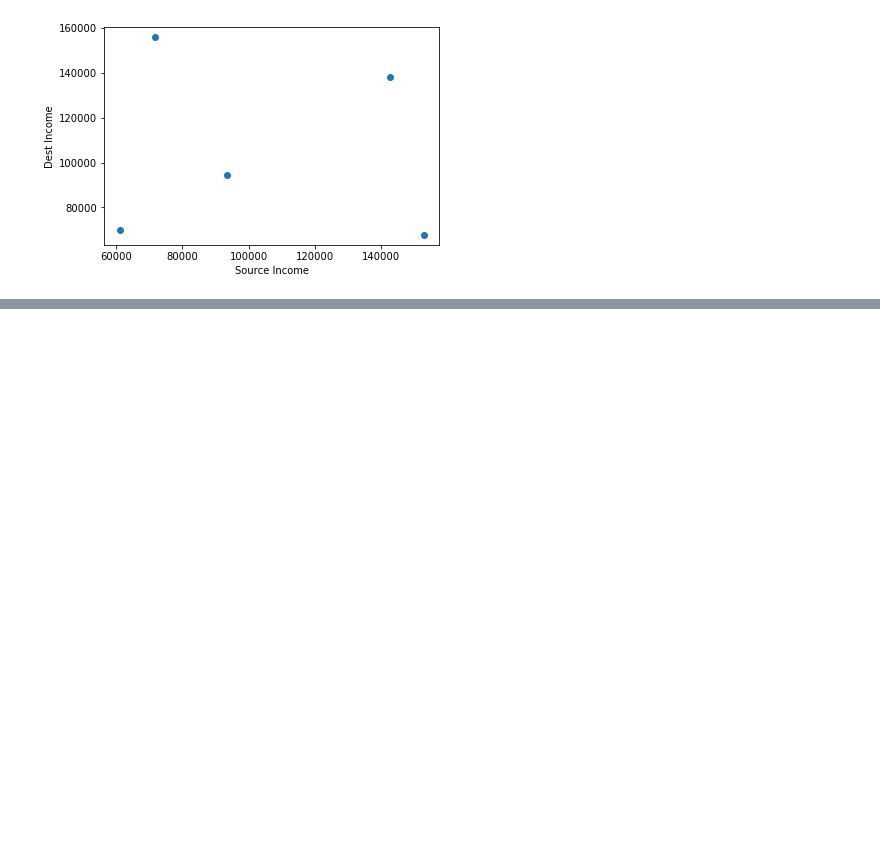
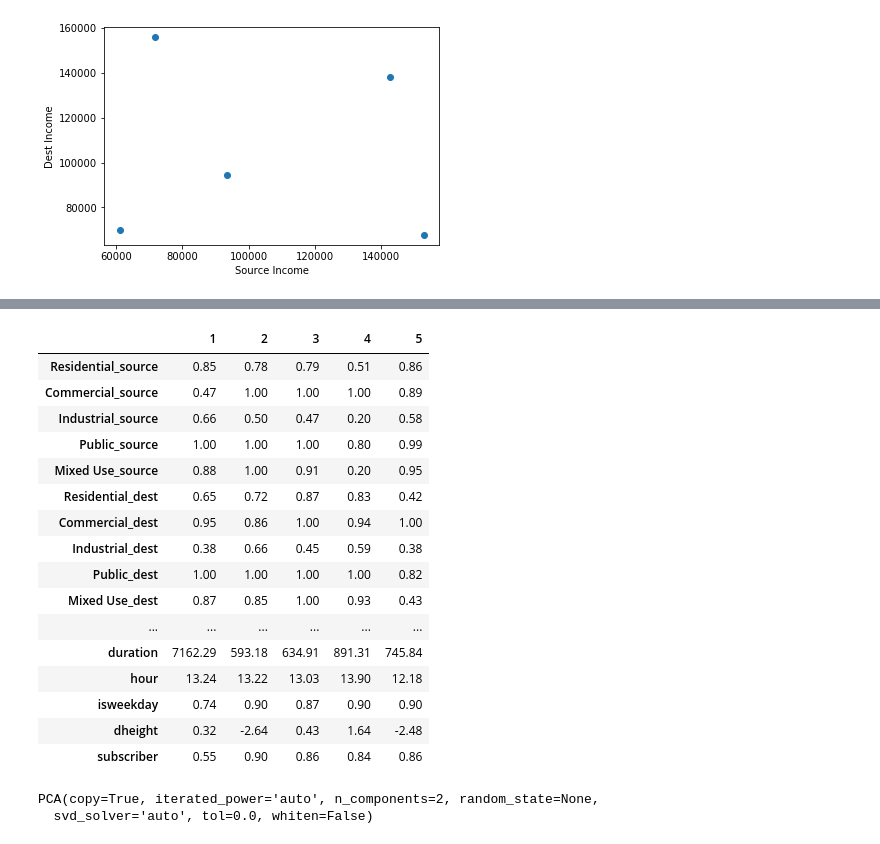
Before and after one commit to devincornell/sfbikeshare, a Jupyter notebook: Data Analysis.ipynb, the cells around one changed output, grey strips where cells are left out. Saved outputs shown, nothing was run; the diff lists cells and outputs as text; code cells hidden in the pictures; blank space fills up the shorter version.

```diff
--- a/Data Analysis.ipynb
+++ b/Data Analysis.ipynb
@@ -434,5 +403,9 @@ Cluster 5 income: [ 61141.13998725  70077.42134301]
 # %%
+from sklearn.mixture import GaussianMixture
+
+n_models = 10
 n_clusters = 5
+max_iter = 10000
 
 # Use source / dest zone features
 gmm_features = [gen + '_source' for gen in gen_types]
@@ -451,4 +424,10 @@ gmm_features = gmm_features + ['duration', 'hour', 'isweekday']
 gmm_features = gmm_features + ['dheight', 'subscriber']
 
 # Perform clustering
-model = mixture.GaussianMixture(n_clusters).fit(features[gmm_features])
+models = []
+scores = []
+for n in range(n_models):
+    print('Fitting model', n + 1)
+    gmm = GaussianMixture(n_clusters, max_iter = max_iter, random_state = SEED + n)
+    models.append(gmm.fit(features[gmm_features]))
+    scores.append(models[n].score(features[gmm_features]))
@@ -454,0 +445,6 @@ model = mixture.GaussianMixture(n_clusters).fit(features[gmm_features])
+# %%
+print(scores)
+
+# Select best model
+best_idx = np.argmax(np.array(scores))
+model = models[best_idx]
@@ -476,15 +461,0 @@ First, we'll try the simplest clustering method: using a Guassian Mixture Model
-# %%
-from sklearn import mixture
-
-n_clusters = 4
-gmm_features = ['hour', 'duration', 'schools_at_dest', 'bart_at_dest', 'tourism_at_dest', 'dheight']
-gmm_features = []
-gmm_features = gmm_features + gen_types
-
-# Create separate model for weekday and weekend traffic
-weekday_features = features[features.isweekday.values][gmm_features]
-weekend_features = features[~features.isweekday.values][gmm_features]
-
-model = dict()
-model['weekday'] = mixture.GaussianMixture(n_clusters).fit(weekday_features)
-model['weekend'] = mixture.GaussianMixture(n_clusters).fit(weekend_features)
@@ -529,0 +524,30 @@ plt.show()
+# %%
+centroid_df = pd.DataFrame(np.round(model.means_.T, 2), index = gmm_features, columns = range(1, 6))
+centroid_df
+# %% [output]
+|  | 1 | 2 | 3 | 4 | 5 |
+| Residential_source | 0.85 | 0.78 | 0.79 | 0.51 | 0.86 |
+| Commercial_source | 0.47 | 1.00 | 1.00 | 1.00 | 0.89 |
+| Industrial_source | 0.66 | 0.50 | 0.47 | 0.20 | 0.58 |
+| Public_source | 1.00 | 1.00 | 1.00 | 0.80 | 0.99 |
+| Mixed Use_source | 0.88 | 1.00 | 0.91 | 0.20 | 0.95 |
+| Residential_dest | 0.65 | 0.72 | 0.87 | 0.83 | 0.42 |
+| Commercial_dest | 0.95 | 0.86 | 1.00 | 0.94 | 1.00 |
+| Industrial_dest | 0.38 | 0.66 | 0.45 | 0.59 | 0.38 |
+| Public_dest | 1.00 | 1.00 | 1.00 | 1.00 | 0.82 |
+| Mixed Use_dest | 0.87 | 0.85 | 1.00 | 0.93 | 0.43 |
+| ... | ... | ... | ... | ... | ... |
+| duration | 7162.29 | 593.18 | 634.91 | 891.31 | 745.84 |
+| hour | 13.24 | 13.22 | 13.03 | 13.90 | 12.18 |
+| isweekday | 0.74 | 0.90 | 0.87 | 0.90 | 0.90 |
+| dheight | 0.32 | -2.64 | 0.43 | 1.64 | -2.48 |
+| subscriber | 0.55 | 0.90 | 0.86 | 0.84 | 0.86 |
+# %%
+from sklearn.decomposition import PCA
+
+P = PCA(2).fit(features[gmm_features])
+
+print(P)
+# %% [output]
+PCA(copy=True, iterated_power='auto', n_components=2, random_state=None,
+  svd_solver='auto', tol=0.0, whiten=False)
```
Also changed, not shown: parts of 18 cells of this notebook, 3 other files.
